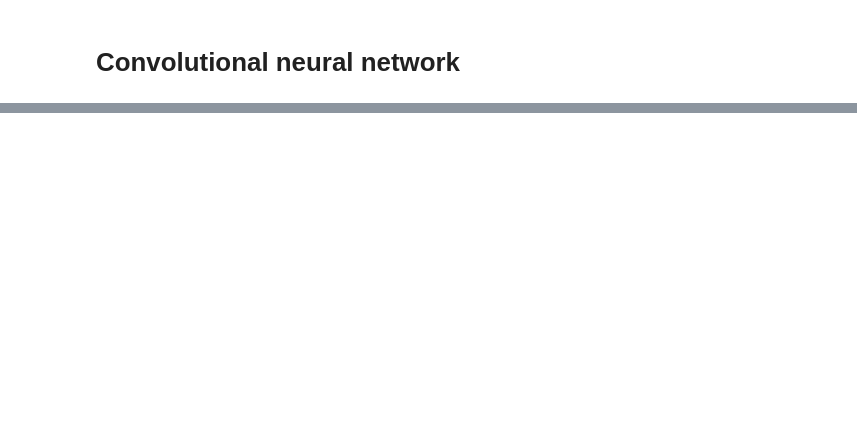
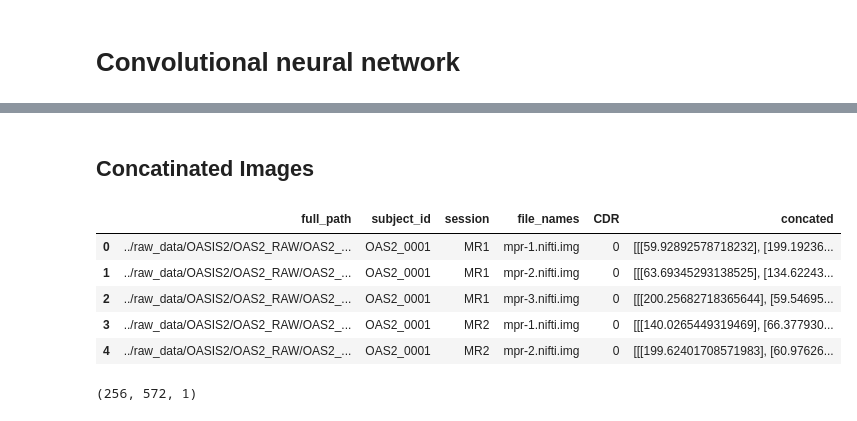
Before and after one commit to mkvph0ch/memobrain, a Jupyter notebook: notebooks/mkvph0ch_cnns.ipynb, the cells around one changed output, grey strips where cells are left out. Drawn from its saved outputs; the diff is of its cells as text; code cells hidden in the pictures; blank space fills up the shorter version.

```diff
--- a/notebooks/mkvph0ch_cnns.ipynb
+++ b/notebooks/mkvph0ch_cnns.ipynb
@@ -267,0 +457,14 @@ model.fit(x_train, y_train,
+# %% [markdown]
+## Concatinated Images
+# %%
+# import
+oas2_concat_file = user_path.joinpath('raw_data/OASIS2/oas2_concat.pkl')
+oas2_concat = pd.read_pickle(oas2_concat_file)
+oas2_concat.head()
+# %% [output]
+|  | full_path | subject_id | session | file_names | CDR | concated |
+| 0 | ../raw_data/OASIS2/OAS2_RAW/OAS2_... | OAS2_0001 | MR1 | mpr-1.nifti.img | 0 | [[[59.92892578718232], [199.19236... |
+| 1 | ../raw_data/OASIS2/OAS2_RAW/OAS2_... | OAS2_0001 | MR1 | mpr-2.nifti.img | 0 | [[[63.69345293138525], [134.62243... |
+| 2 | ../raw_data/OASIS2/OAS2_RAW/OAS2_... | OAS2_0001 | MR1 | mpr-3.nifti.img | 0 | [[[200.25682718365644], [59.54695... |
+| 3 | ../raw_data/OASIS2/OAS2_RAW/OAS2_... | OAS2_0001 | MR2 | mpr-1.nifti.img | 0 | [[[140.0265449319469], [66.377930... |
+| 4 | ../raw_data/OASIS2/OAS2_RAW/OAS2_... | OAS2_0001 | MR2 | mpr-2.nifti.img | 0 | [[[199.62401708571983], [60.97626... |
@@ -267,0 +476,4 @@ model.fit(x_train, y_train,
+# %%
+X_train_concat[0].shape
+# %% [output]
+(256, 572, 1)
```
Also changed, not shown: parts of 46 cells of this notebook.
